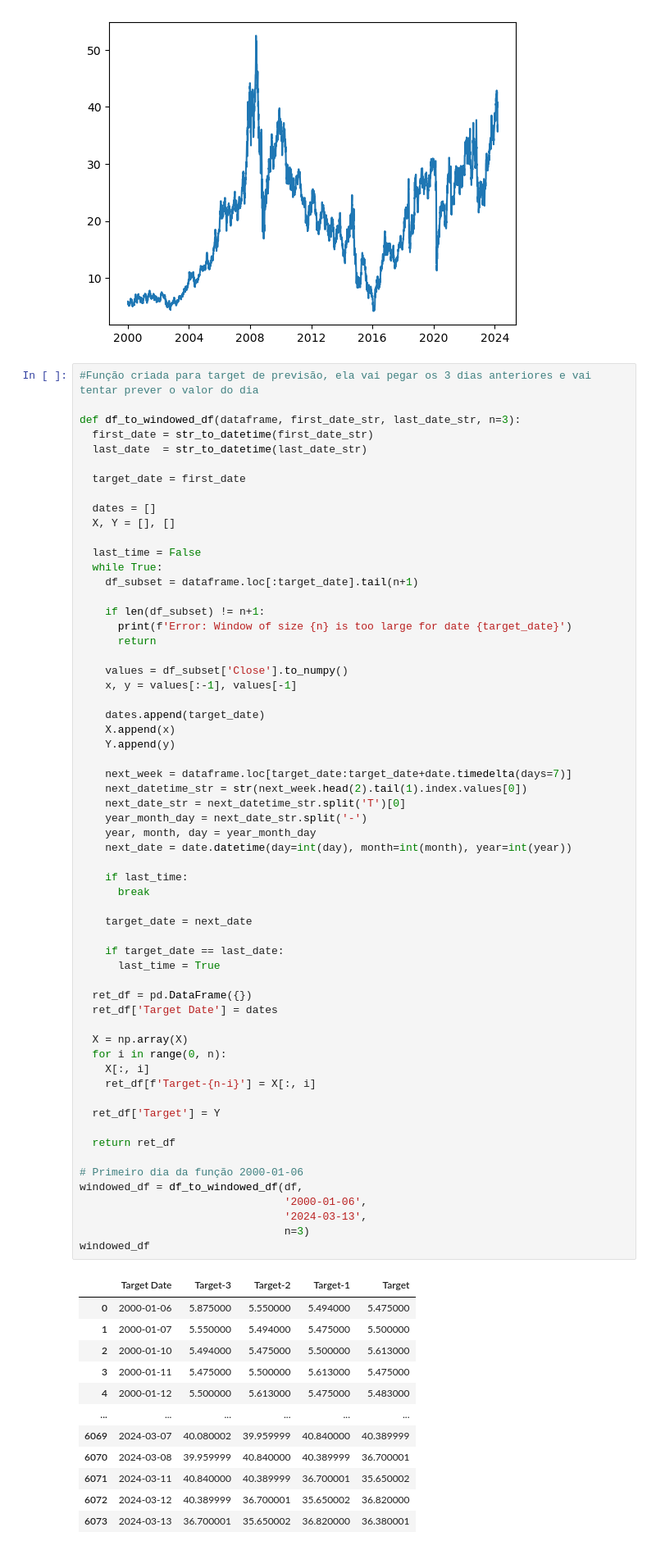
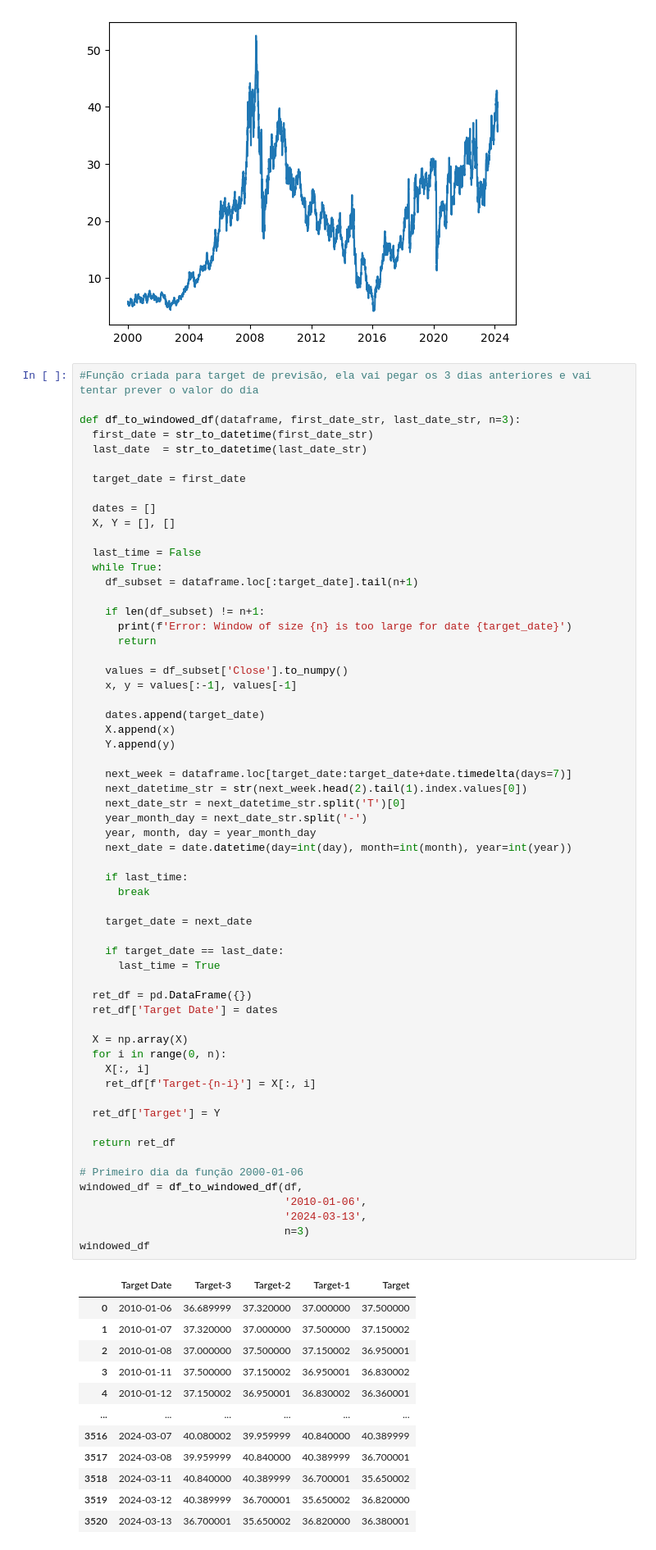
Before and after one commit to GabrielFevrier/Financeiro, a Jupyter notebook: Modelo 1.ipynb, the cells around one changed output. Shown at 82% size. Drawn from its saved outputs; the diff is of its cells as text.

```diff
--- a/Modelo 1.ipynb
+++ b/Modelo 1.ipynb
@@ -135,42 +135,42 @@ def df_to_windowed_df(dataframe, first_date_str, last_date_str, n=3):
     year, month, day = year_month_day
     next_date = date.datetime(day=int(day), month=int(month), year=int(year))
 
     if last_time:
       break
 
     target_date = next_date
 
     if target_date == last_date:
       last_time = True
 
   ret_df = pd.DataFrame({})
   ret_df['Target Date'] = dates
 
   X = np.array(X)
   for i in range(0, n):
     X[:, i]
     ret_df[f'Target-{n-i}'] = X[:, i]
 
   ret_df['Target'] = Y
 
   return ret_df
 
 # Primeiro dia da função 2000-01-06
 windowed_df = df_to_windowed_df(df,
-                                '2000-01-06',
+                                '2010-01-06',
                                 '2024-03-13',
                                 n=3)
 windowed_df
 # %% [output]
 |  | Target Date | Target-3 | Target-2 | Target-1 | Target |
-| 0 | 2000-01-06 | 5.875000 | 5.550000 | 5.494000 | 5.475000 |
-| 1 | 2000-01-07 | 5.550000 | 5.494000 | 5.475000 | 5.500000 |
-| 2 | 2000-01-10 | 5.494000 | 5.475000 | 5.500000 | 5.613000 |
-| 3 | 2000-01-11 | 5.475000 | 5.500000 | 5.613000 | 5.475000 |
-| 4 | 2000-01-12 | 5.500000 | 5.613000 | 5.475000 | 5.483000 |
+| 0 | 2010-01-06 | 36.689999 | 37.320000 | 37.000000 | 37.500000 |
+| 1 | 2010-01-07 | 37.320000 | 37.000000 | 37.500000 | 37.150002 |
+| 2 | 2010-01-08 | 37.000000 | 37.500000 | 37.150002 | 36.950001 |
+| 3 | 2010-01-11 | 37.500000 | 37.150002 | 36.950001 | 36.830002 |
+| 4 | 2010-01-12 | 37.150002 | 36.950001 | 36.830002 | 36.360001 |
 | ... | ... | ... | ... | ... | ... |
-| 6069 | 2024-03-07 | 40.080002 | 39.959999 | 40.840000 | 40.389999 |
-| 6070 | 2024-03-08 | 39.959999 | 40.840000 | 40.389999 | 36.700001 |
-| 6071 | 2024-03-11 | 40.840000 | 40.389999 | 36.700001 | 35.650002 |
-| 6072 | 2024-03-12 | 40.389999 | 36.700001 | 35.650002 | 36.820000 |
-| 6073 | 2024-03-13 | 36.700001 | 35.650002 | 36.820000 | 36.380001 |
+| 3516 | 2024-03-07 | 40.080002 | 39.959999 | 40.840000 | 40.389999 |
+| 3517 | 2024-03-08 | 39.959999 | 40.840000 | 40.389999 | 36.700001 |
+| 3518 | 2024-03-11 | 40.840000 | 40.389999 | 36.700001 | 35.650002 |
+| 3519 | 2024-03-12 | 40.389999 | 36.700001 | 35.650002 | 36.820000 |
+| 3520 | 2024-03-13 | 36.700001 | 35.650002 | 36.820000 | 36.380001 |
```
Also changed, not shown: parts of 10 cells of this notebook.
